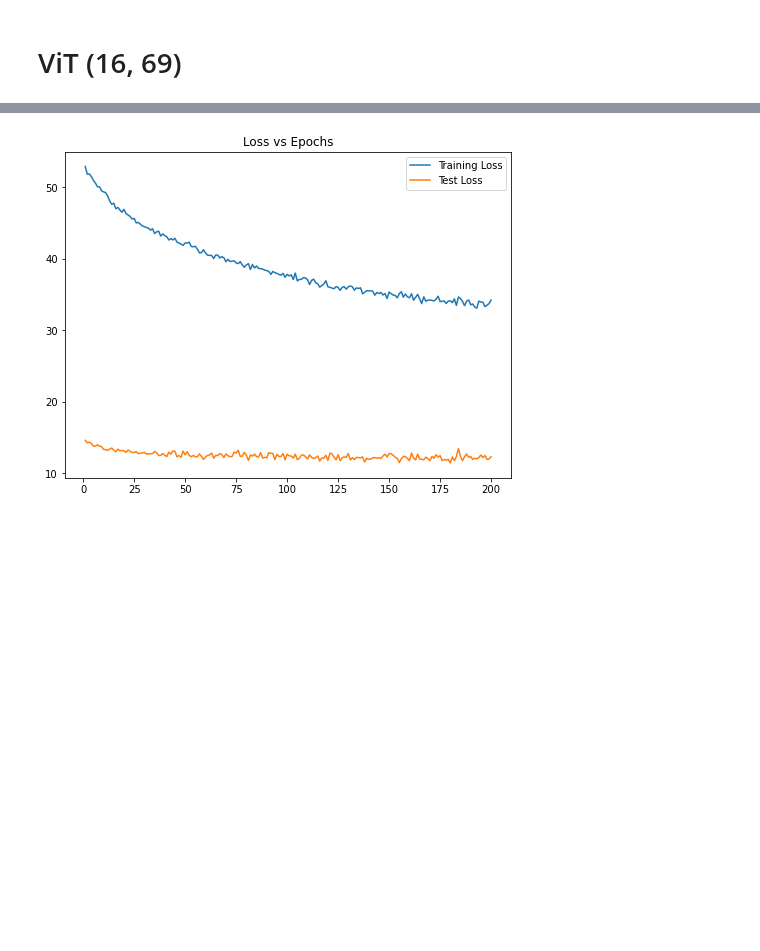
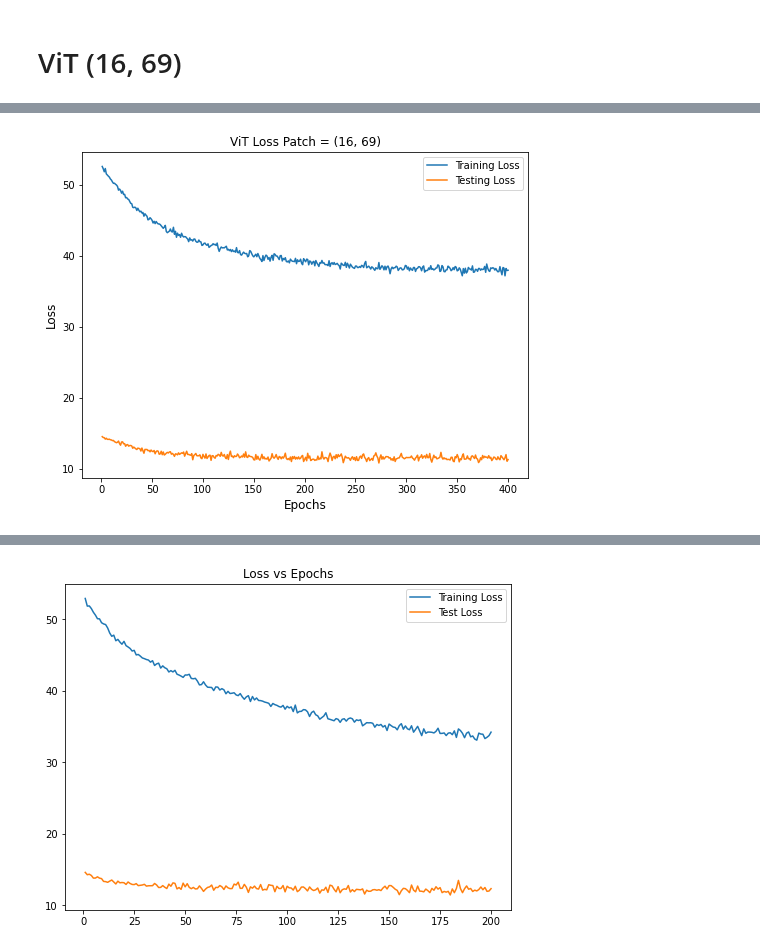
Before and after one commit to pakdaniel/DataMiningFinal, a Jupyter notebook: DataMiningFinal.ipynb, the cells around one changed output, grey strips where cells are left out. Drawn from its saved outputs; the diff is of its cells as text; code cells hidden in the pictures; blank space fills up the shorter version.

Commit message:
trained smallest patch for ViT

```diff
--- a/DataMiningFinal.ipynb
+++ b/DataMiningFinal.ipynb
@@ -856,7 +819,7 @@ scheduler = torch.optim.lr_scheduler.StepLR(optimizer,
 output_dir = f"./ViT_models_{patch_size[0]}_{patch_size[1]}/"
 output_dir = os.path.join(output_dir, time.strftime("%Y-%m-%d_%H-%M-%S"))
 
-EPOCHS = 15
+EPOCHS = 400
 
 train_losses = []
 train_accs = []
@@ -913,6 +876,6 @@ for epoch in range(1, EPOCHS+1):
 
 print(f"Done training after {time.time()-start} seconds")
 
-df_ViT = save_torch_logs(EPOCHS, train_losses, train_accs, test_losses, test_accs, output_dir)
+df_ViT2 = save_torch_logs(EPOCHS, train_losses, train_accs, test_losses, test_accs, output_dir)
 # %% [output]
 ViT
@@ -934,0 +898,4 @@ Wall time: 28min 16s
+# %%
+plot_loss(df_ViT2, title=f"ViT Loss Patch = {patch_size}")
+# %% [output]
+[figure, added]
```
Also changed, not shown: parts of 13 cells of this notebook.
